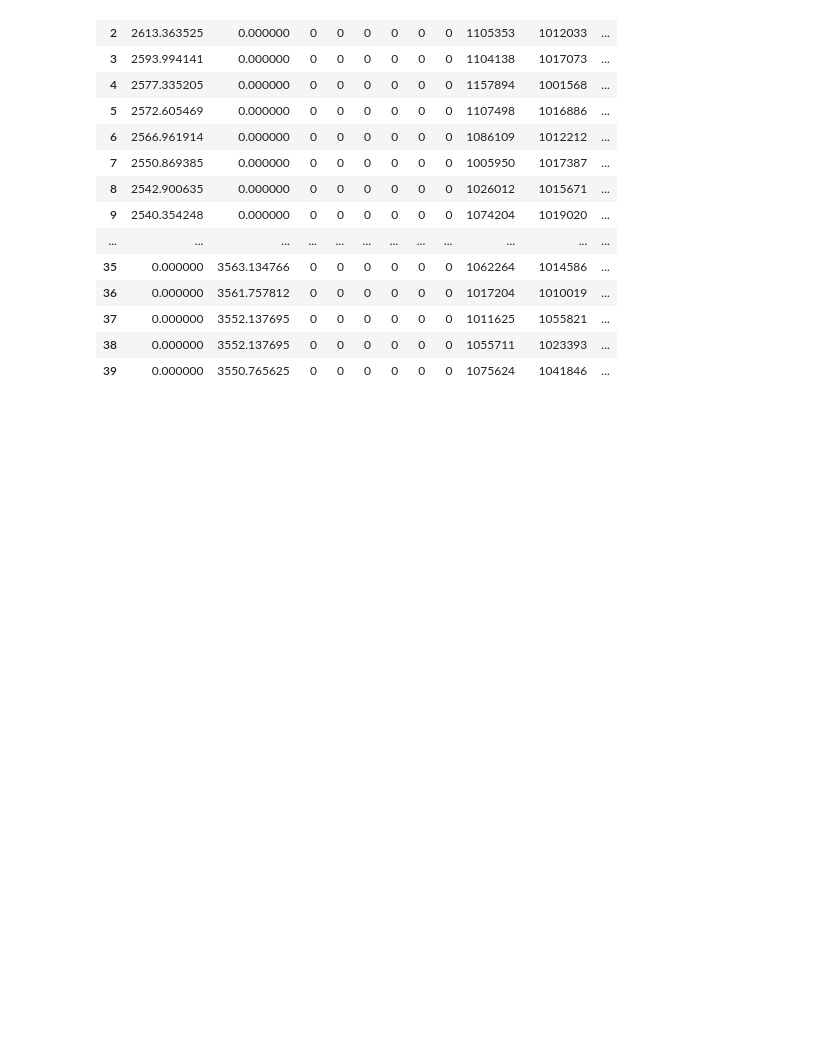
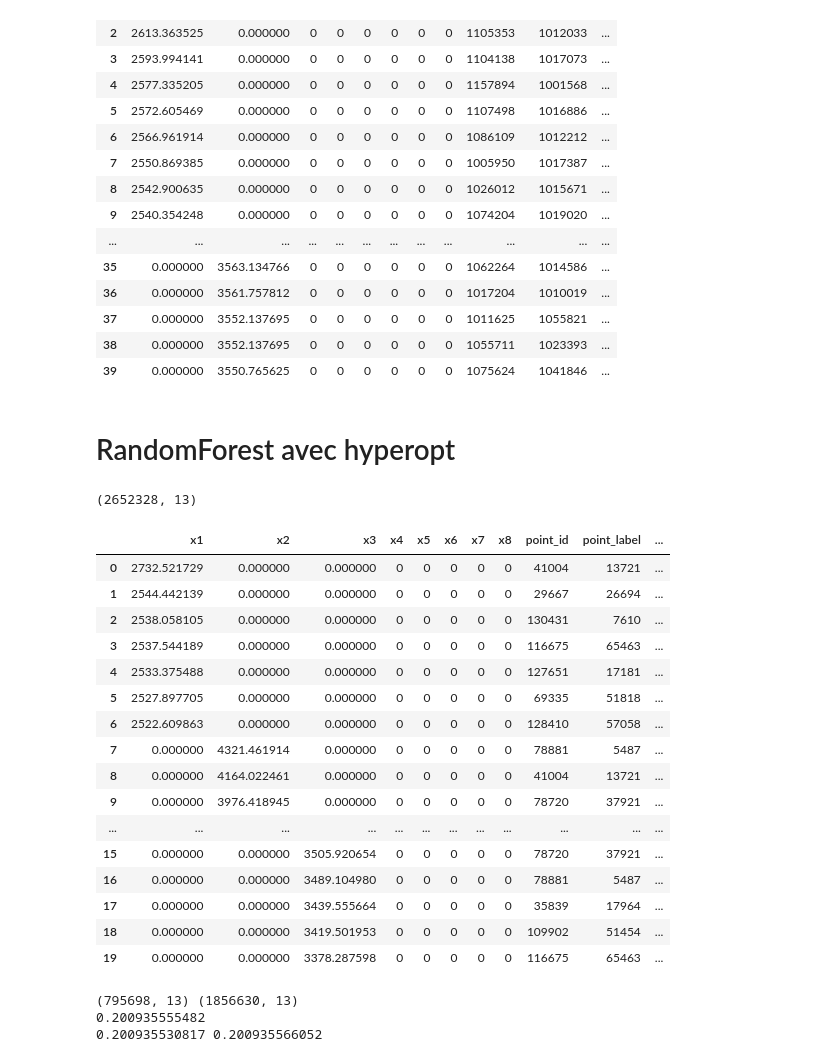
Before and after one commit to maxkub/challengeMDI341_2, a Jupyter notebook: Test_arbres.ipynb, the cells around one changed output. Drawn from its saved outputs; the diff is of its cells as text; code cells hidden in the pictures; blank space fills up the shorter version.

Commit message:
distributions rang et hyperopt

```diff
--- a/Test_arbres.ipynb
+++ b/Test_arbres.ipynb
@@ -506,3 +521,58 @@ df.head(40)
 | 37 | 0.000000 | 3552.137695 | 0 | 0 | 0 | 0 | 0 | 0 | 1011625 | 1055821 | ... |
 | 38 | 0.000000 | 3552.137695 | 0 | 0 | 0 | 0 | 0 | 0 | 1055711 | 1023393 | ... |
 | 39 | 0.000000 | 3550.765625 | 0 | 0 | 0 | 0 | 0 | 0 | 1075624 | 1041846 | ... |
+# %% [markdown]
+# RandomForest avec hyperopt
+# %%
+df = pd.read_pickle('data/formated_train_data_7l.pkl')
+
+print df.shape
+df.head(20)
+# %% [output]
+(2652328, 13)
+|  | x1 | x2 | x3 | x4 | x5 | x6 | x7 | x8 | point_id | point_label | ... |
+| 0 | 2732.521729 | 0.000000 | 0.000000 | 0 | 0 | 0 | 0 | 0 | 41004 | 13721 | ... |
+| 1 | 2544.442139 | 0.000000 | 0.000000 | 0 | 0 | 0 | 0 | 0 | 29667 | 26694 | ... |
+| 2 | 2538.058105 | 0.000000 | 0.000000 | 0 | 0 | 0 | 0 | 0 | 130431 | 7610 | ... |
+| 3 | 2537.544189 | 0.000000 | 0.000000 | 0 | 0 | 0 | 0 | 0 | 116675 | 65463 | ... |
+| 4 | 2533.375488 | 0.000000 | 0.000000 | 0 | 0 | 0 | 0 | 0 | 127651 | 17181 | ... |
+| 5 | 2527.897705 | 0.000000 | 0.000000 | 0 | 0 | 0 | 0 | 0 | 69335 | 51818 | ... |
+| 6 | 2522.609863 | 0.000000 | 0.000000 | 0 | 0 | 0 | 0 | 0 | 128410 | 57058 | ... |
+| 7 | 0.000000 | 4321.461914 | 0.000000 | 0 | 0 | 0 | 0 | 0 | 78881 | 5487 | ... |
+| 8 | 0.000000 | 4164.022461 | 0.000000 | 0 | 0 | 0 | 0 | 0 | 41004 | 13721 | ... |
+| 9 | 0.000000 | 3976.418945 | 0.000000 | 0 | 0 | 0 | 0 | 0 | 78720 | 37921 | ... |
+| ... | ... | ... | ... | ... | ... | ... | ... | ... | ... | ... | ... |
+| 15 | 0.000000 | 0.000000 | 3505.920654 | 0 | 0 | 0 | 0 | 0 | 78720 | 37921 | ... |
+| 16 | 0.000000 | 0.000000 | 3489.104980 | 0 | 0 | 0 | 0 | 0 | 78881 | 5487 | ... |
+| 17 | 0.000000 | 0.000000 | 3439.555664 | 0 | 0 | 0 | 0 | 0 | 35839 | 17964 | ... |
+| 18 | 0.000000 | 0.000000 | 3419.501953 | 0 | 0 | 0 | 0 | 0 | 109902 | 51454 | ... |
+| 19 | 0.000000 | 0.000000 | 3378.287598 | 0 | 0 | 0 | 0 | 0 | 116675 | 65463 | ... |
+# %%
+# defining the hyper-parameters space to explore
+space = {
+             'n_estimators' : hp.quniform('n_estimators', 50, 1000, 1),
+             'max_depth' : hp.quniform('max_depth', 1, 15, 1),
+             'class_weight' : hp.choice('class_weight', ['balanced', None]),
+             'min_samples_split' : hp.quniform('subsample', 2, 10, 1),
+             'n_jobs' : 10,
+             'verbose': 0
+             }
+
+
+# separating into train and test set in a stratified way
+df_train, df_test = train_test_split(df, test_size=0.7, random_state=42, stratify=df['sim'])
+
+print df_train.shape, df_test.shape
+print len(df[df['sim']==1])/float(len(df))
+print len(df_train[df_train['sim']==1])/float(len(df_train)), len(df_test[df_test['sim']==1])/float(len(df_test))
+
+# defining the stratified kfold for cross-validation
+skf = StratifiedKFold(df_train['sim'], n_folds=3, random_state=42)
+
+
+features = ['x'+str(i+1) for i in range(8)]
+target = 'sim'
+# %% [output]
+(795698, 13) (1856630, 13)
+0.200935555482
+0.200935530817 0.200935566052
```
Also changed, not shown: parts of 10 cells of this notebook, 8 other files.
